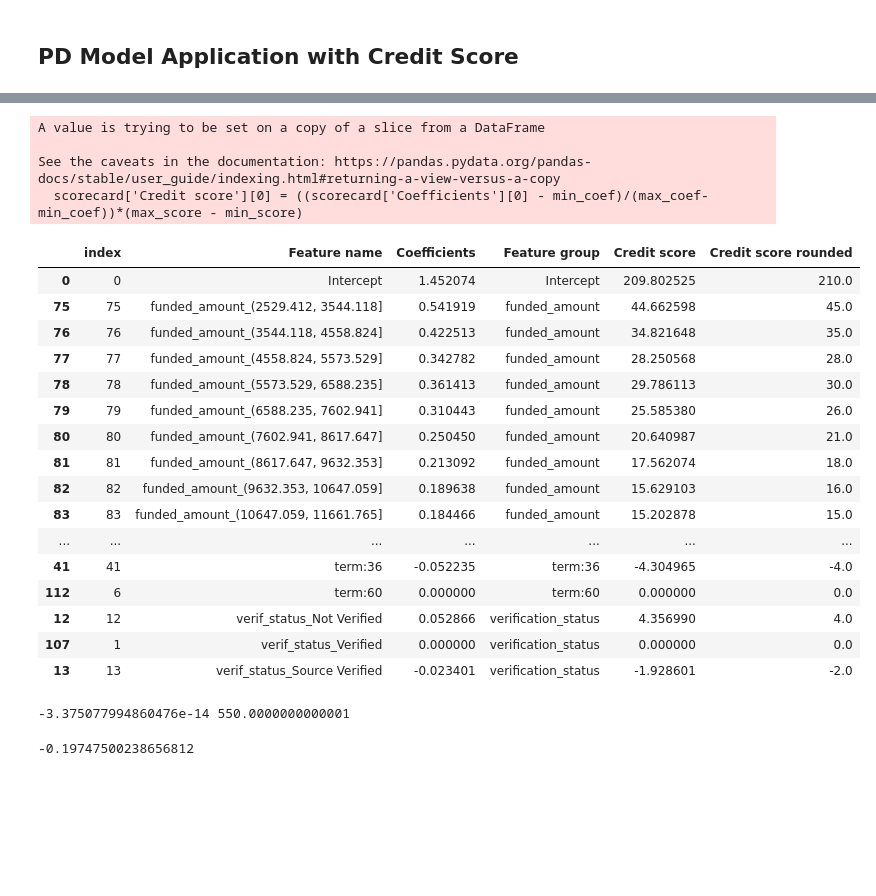
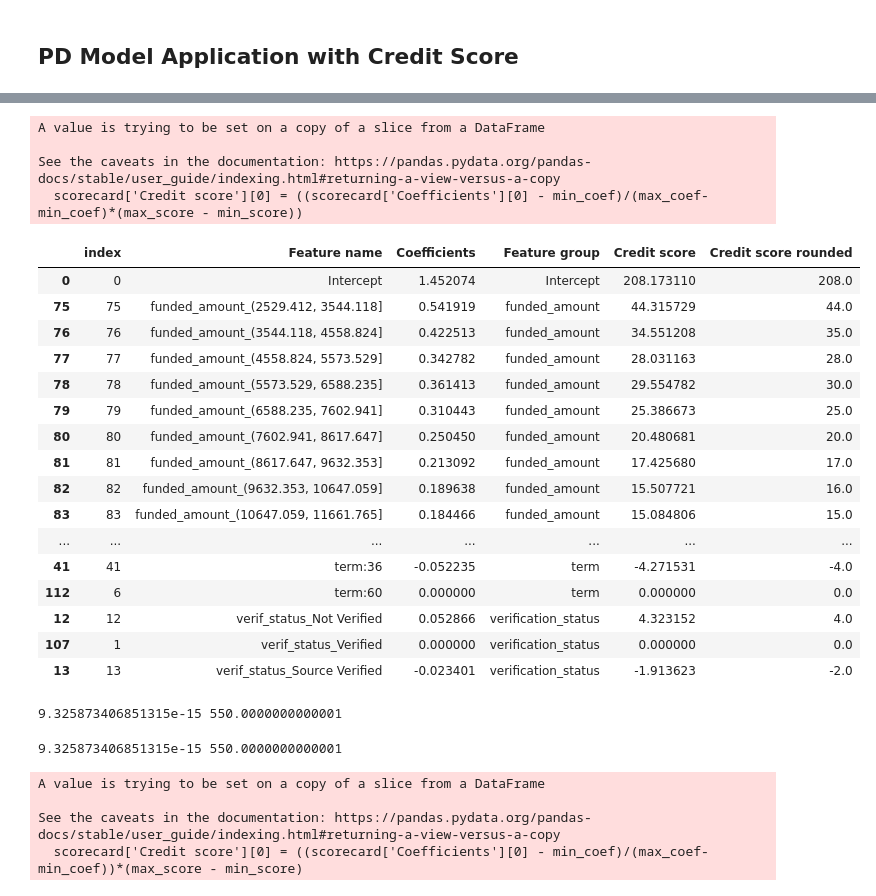
Before and after one commit to OzodbekOzodov/_credit-risk-modeling, a Jupyter notebook: Probability-of-default-model.ipynb, the cells around one changed output, grey strips where cells are left out. Drawn from its saved outputs; the diff is of its cells as text; code cells hidden in the pictures; blank space fills up the shorter version.

```diff
--- a/Probability-of-default-model.ipynb
+++ b/Probability-of-default-model.ipynb
@@ -1059,7 +968,9 @@ replacements = {'home':'home_ownership_status',
                 "int":'interest_rate_classes',
                 "verif":"verification_status",
                 "funded":"funded_amount",
-                "months":"months_since_issued"}
+                "months":"months_since_issued",
+                "term:36":"term",
+                "term:60":"term"}
 
 scorecard['Feature group'] = scorecard["Feature group"].replace(replacements,regex = True)
 """
@@ -1073,7 +984,7 @@ Returns:
     None. The function modifies the input DataFrame in place by adding a new column named "Feature group".
 """
 scorecard = scorecard.sort_values(by="Feature group")
-pd.options.display.max_rows = 15
+pd.options.display.max_rows = 200
 pd.options.display.max_columns = None
 scorecard
 # %% [output]
@@ -1093,6 +1008,6 @@ scorecard
 # %%
 # set minimum and maximum credit score
-min_score = 300
-max_score = 850
+min_score = 600
+max_score = 1150
 # %%
 scorecard.groupby('Feature group')['Coefficients'].min()
@@ -1120,2 +1052,3 @@ print(min_coef, max_coef)
 # %%
-scorecard['Credit score'] = (scorecard['Coefficients']*(max_score-min_score))/(max_coef-min_coef)
+scorecard['Credit score'] = scorecard['Coefficients']*((max_score-min_score)/(max_coef-min_coef))
+scorecard
@@ -1122,37 +1073,52 @@ scorecard['Credit score'] = (scorecard['Coefficients']*(max_score-min_score))/(m
 # %%
-scorecard['Credit score'][0] = ((scorecard['Coefficients'][0] - min_coef)/(max_coef-min_coef))*(max_score - min_score)
+scorecard['Credit score'][0] = ((scorecard['Coefficients'][0] - min_coef)/(max_coef-min_coef)*(max_score - min_score))
 scorecard['Credit score rounded'] = scorecard['Credit score'].round()
 pd.options.display.max_rows=None
 scorecard
 # %% [output]
 A value is trying to be set on a copy of a slice from a DataFrame
 
 See the caveats in the documentation: https://pandas.pydata.org/pandas-docs/stable/user_guide/indexing.html#returning-a-view-versus-a-copy
-  scorecard['Credit score'][0] = ((scorecard['Coefficients'][0] - min_coef)/(max_coef-min_coef))*(max_score - min_score)
+  scorecard['Credit score'][0] = ((scorecard['Coefficients'][0] - min_coef)/(max_coef-min_coef)*(max_score - min_score))
 |  | index | Feature name | Coefficients | Feature group | Credit score | Credit score rounded |
-| 0 | 0 | Intercept | 1.452074 | Intercept | 209.802525 | 210.0 |
-| 75 | 75 | funded_amount_(2529.412, 3544.118] | 0.541919 | funded_amount | 44.662598 | 45.0 |
-| 76 | 76 | funded_amount_(3544.118, 4558.824] | 0.422513 | funded_amount | 34.821648 | 35.0 |
-| 77 | 77 | funded_amount_(4558.824, 5573.529] | 0.342782 | funded_amount | 28.250568 | 28.0 |
-| 78 | 78 | funded_amount_(5573.529, 6588.235] | 0.361413 | funded_amount | 29.786113 | 30.0 |
-| 79 | 79 | funded_amount_(6588.235, 7602.941] | 0.310443 | funded_amount | 25.585380 | 26.0 |
-| 80 | 80 | funded_amount_(7602.941, 8617.647] | 0.250450 | funded_amount | 20.640987 | 21.0 |
-| 81 | 81 | funded_amount_(8617.647, 9632.353] | 0.213092 | funded_amount | 17.562074 | 18.0 |
-| 82 | 82 | funded_amount_(9632.353, 10647.059] | 0.189638 | funded_amount | 15.629103 | 16.0 |
-| 83 | 83 | funded_amount_(10647.059, 11661.765] | 0.184466 | funded_amount | 15.202878 | 15.0 |
+| 0 | 0 | Intercept | 1.452074 | Intercept | 208.173110 | 208.0 |
+| 75 | 75 | funded_amount_(2529.412, 3544.118] | 0.541919 | funded_amount | 44.315729 | 44.0 |
+| 76 | 76 | funded_amount_(3544.118, 4558.824] | 0.422513 | funded_amount | 34.551208 | 35.0 |
+| 77 | 77 | funded_amount_(4558.824, 5573.529] | 0.342782 | funded_amount | 28.031163 | 28.0 |
+| 78 | 78 | funded_amount_(5573.529, 6588.235] | 0.361413 | funded_amount | 29.554782 | 30.0 |
+| 79 | 79 | funded_amount_(6588.235, 7602.941] | 0.310443 | funded_amount | 25.386673 | 25.0 |
+| 80 | 80 | funded_amount_(7602.941, 8617.647] | 0.250450 | funded_amount | 20.480681 | 20.0 |
+| 81 | 81 | funded_amount_(8617.647, 9632.353] | 0.213092 | funded_amount | 17.425680 | 17.0 |
+| 82 | 82 | funded_amount_(9632.353, 10647.059] | 0.189638 | funded_amount | 15.507721 | 16.0 |
+| 83 | 83 | funded_amount_(10647.059, 11661.765] | 0.184466 | funded_amount | 15.084806 | 15.0 |
 | ... | ... | ... | ... | ... | ... | ... |
-| 41 | 41 | term:36 | -0.052235 | term:36 | -4.304965 | -4.0 |
-| 112 | 6 | term:60 | 0.000000 | term:60 | 0.000000 | 0.0 |
-| 12 | 12 | verif_status_Not Verified | 0.052866 | verification_status | 4.356990 | 4.0 |
+| 41 | 41 | term:36 | -0.052235 | term | -4.271531 | -4.0 |
+| 112 | 6 | term:60 | 0.000000 | term | 0.000000 | 0.0 |
+| 12 | 12 | verif_status_Not Verified | 0.052866 | verification_status | 4.323152 | 4.0 |
 | 107 | 1 | verif_status_Verified | 0.000000 | verification_status | 0.000000 | 0.0 |
-| 13 | 13 | verif_status_Source Verified | -0.023401 | verification_status | -1.928601 | -2.0 |
+| 13 | 13 | verif_status_Source Verified | -0.023401 | verification_status | -1.913623 | -2.0 |
 # %%
 score_min = scorecard.groupby('Feature group')['Credit score'].min().sum()
 score_max = scorecard.groupby('Feature group')['Credit score'].max().sum()
 print(score_min, score_max)
 # %% [output]
--3.375077994860476e-14 550.0000000000001
+9.325873406851315e-15 550.0000000000001
-# %%
-score_min
-# %% [output]
--0.19747500238656812
+# %%
+# set minimum and maximum credit score
+min_score = 600
+max_score = 1150
+scorecard.groupby('Feature group')['Coefficients'].min()
+min_coef = scorecard.groupby('Feature group')['Coefficients'].min().sum()
+max_coef = scorecard.groupby('Feature group')['Coefficients'].max().sum()
+scorecard['Credit score'] = (scorecard['Coefficients']*(max_score-min_score))/(max_coef-min_coef)
+scorecard['Credit score'][0] = ((scorecard['Coefficients'][0] - min_coef)/(max_coef-min_coef))*(max_score - min_score)
+scorecard['Credit score rounded'] = scorecard['Credit score'].round(2)  # round to two decimal places
+score_min = scorecard.groupby('Feature group')['Credit score'].min().sum()
+score_max = scorecard.groupby('Feature group')['Credit score'].max().sum()
+print(score_min, score_max)
+# %% [output]
+9.325873406851315e-15 550.0000000000001
+A value is trying to be set on a copy of a slice from a DataFrame
+
+See the caveats in the documentation: https://pandas.pydata.org/pandas-docs/stable/user_guide/indexing.html#returning-a-view-versus-a-copy
+  scorecard['Credit score'][0] = ((scorecard['Coefficients'][0] - min_coef)/(max_coef-min_coef))*(max_score - min_score)
```
Also changed, not shown: parts of 38 cells of this notebook.
